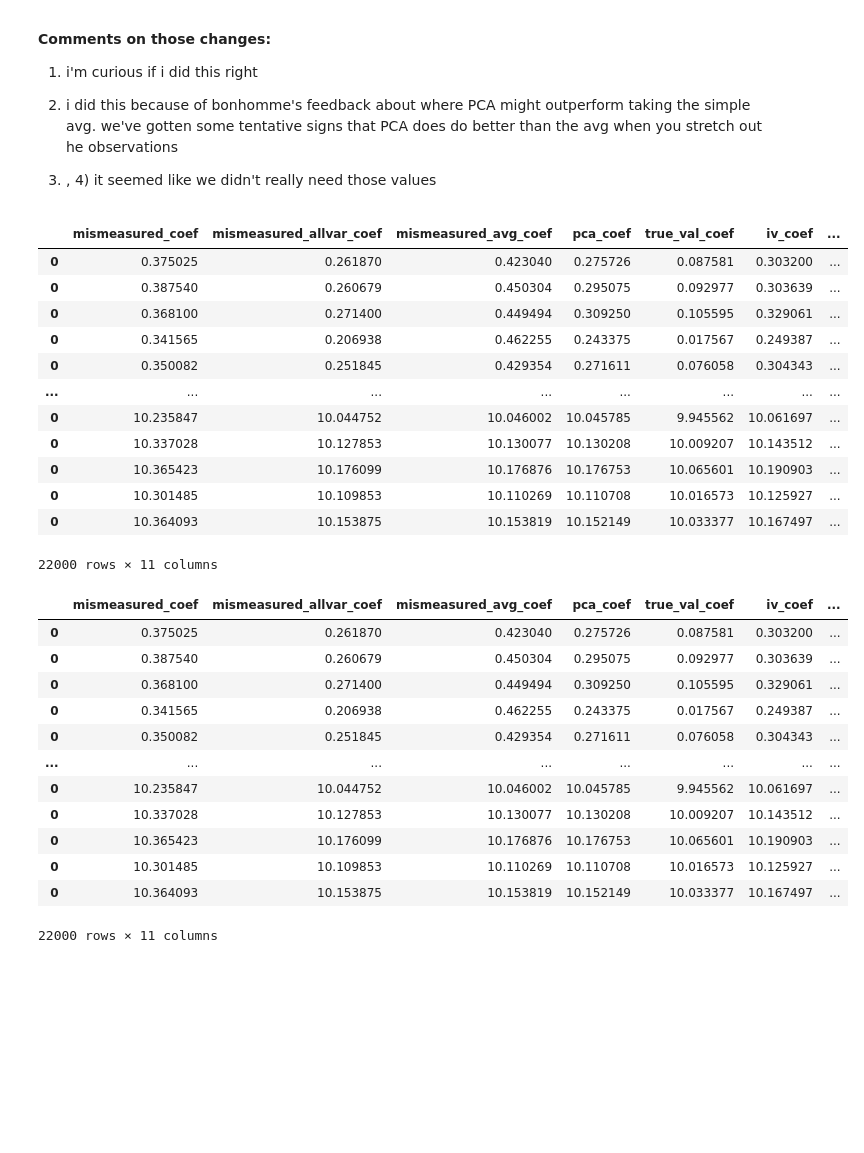
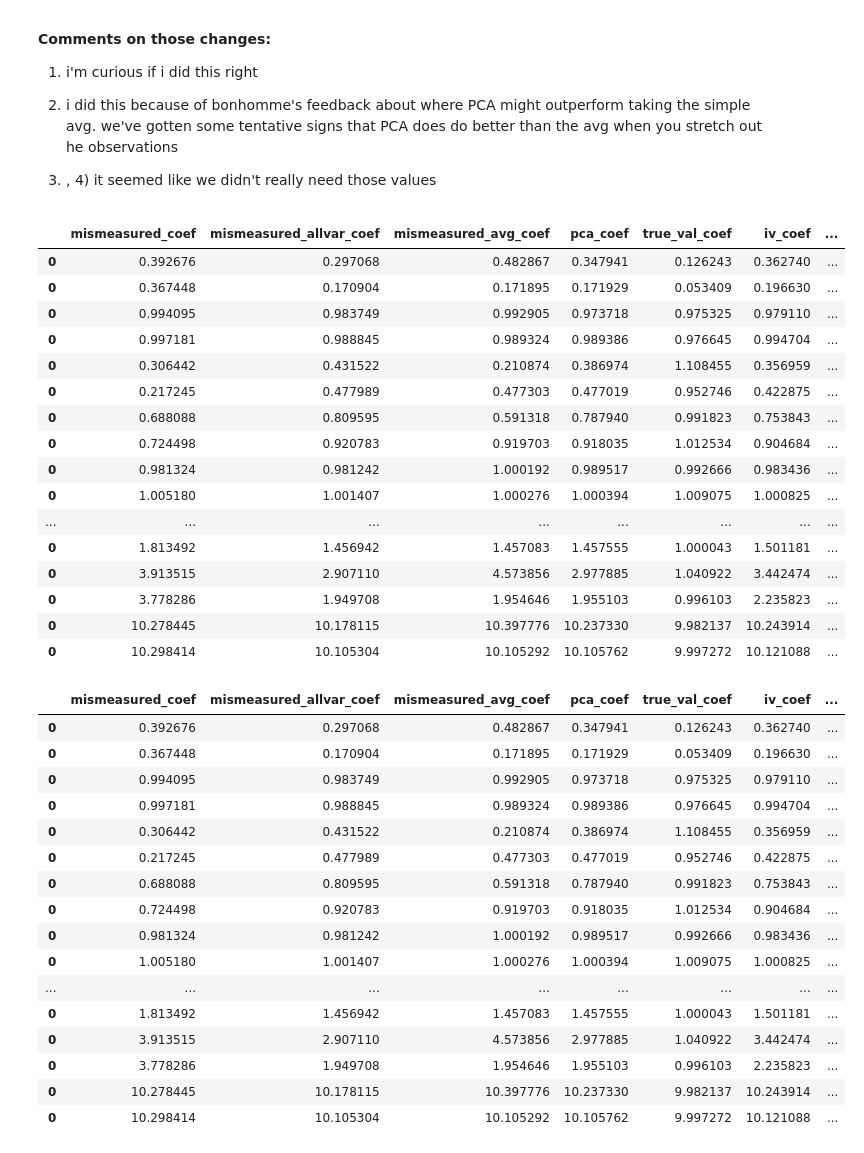
Before and after one commit to ijyliu/ECMA-31330-Project, a Jupyter notebook: Source/Simulations/PCA on Covariates 20210526.ipynb, the cells around one changed output. Saved outputs shown, nothing was run; the diff lists cells and outputs as text; code cells hidden in the pictures; blank space fills up the shorter version.

```diff
--- a/Source/Simulations/PCA on Covariates 20210526.ipynb
+++ b/Source/Simulations/PCA on Covariates 20210526.ipynb
@@ -70,7 +70,7 @@ for beta1 in [0.1,1,10]:
                     # Run with and without transformations
                     for exp_of_var in ['yes','no']:
                         # 1000 simulations
-                        for k in tqdm(range(1000)):
+                        for k in tqdm(range(1)):
                             # Initialize Lists to store coef values for all five methods and the true coef
                             pca_coef = []
                             mismeasured_coef = []
@@ -161,59 +161,67 @@ for beta1 in [0.1,1,10]:
                             for z in mismeasured_z.columns[2:]:
                                 z_string = z_string + ' + ' + z
                             # Create the predicted value of z1
                             vars_['pred_z1'] = smf.ols("z1 ~ " + z_string, data = mismeasured_z).fit().predict()
                             iv_results = smf.ols("y ~ x + pred_z1 -1", data = vars_).fit()
                             iv_coef.append(iv_results.params[0])
 
                             # True Results
                             model_true = sm.OLS(vars_['y'],vars_[['x','true_z']])
                             results_true = model_true.fit()
                             true_val_coef.append(results_true.params[0])
 
                             # Output Findings
                             new_output = pd.DataFrame()
                             new_output['mismeasured_coef'] = mismeasured_coef
                             new_output['mismeasured_allvar_coef'] = mismeasured_allvar_coef
                             new_output['mismeasured_avg_coef'] = mismeasured_avg_coef
                             new_output['pca_coef'] = pca_coef
                             new_output['true_val_coef'] = true_val_coef
                             new_output['iv_coef'] = iv_coef
                             new_output['covariance'] = vars_cov[0][1]
                             new_output['beta1'] = beta1
                             new_output['beta2'] = beta2
                             new_output['p'] = p
                             new_output['exp_of_var'] = exp_of_var
                             output = output.append(new_output)
 
 output
 # %% [output]
 |  | mismeasured_coef | mismeasured_allvar_coef | mismeasured_avg_coef | pca_coef | true_val_coef | iv_coef | ... |
-| 0 | 0.375025 | 0.261870 | 0.423040 | 0.275726 | 0.087581 | 0.303200 | ... |
-| 0 | 0.387540 | 0.260679 | 0.450304 | 0.295075 | 0.092977 | 0.303639 | ... |
-| 0 | 0.368100 | 0.271400 | 0.449494 | 0.309250 | 0.105595 | 0.329061 | ... |
-| 0 | 0.341565 | 0.206938 | 0.462255 | 0.243375 | 0.017567 | 0.249387 | ... |
-| 0 | 0.350082 | 0.251845 | 0.429354 | 0.271611 | 0.076058 | 0.304343 | ... |
+| 0 | 0.392676 | 0.297068 | 0.482867 | 0.347941 | 0.126243 | 0.362740 | ... |
+| 0 | 0.367448 | 0.170904 | 0.171895 | 0.171929 | 0.053409 | 0.196630 | ... |
+| 0 | 0.994095 | 0.983749 | 0.992905 | 0.973718 | 0.975325 | 0.979110 | ... |
+| 0 | 0.997181 | 0.988845 | 0.989324 | 0.989386 | 0.976645 | 0.994704 | ... |
+| 0 | 0.306442 | 0.431522 | 0.210874 | 0.386974 | 1.108455 | 0.356959 | ... |
+| 0 | 0.217245 | 0.477989 | 0.477303 | 0.477019 | 0.952746 | 0.422875 | ... |
+| 0 | 0.688088 | 0.809595 | 0.591318 | 0.787940 | 0.991823 | 0.753843 | ... |
+| 0 | 0.724498 | 0.920783 | 0.919703 | 0.918035 | 1.012534 | 0.904684 | ... |
+| 0 | 0.981324 | 0.981242 | 1.000192 | 0.989517 | 0.992666 | 0.983436 | ... |
+| 0 | 1.005180 | 1.001407 | 1.000276 | 1.000394 | 1.009075 | 1.000825 | ... |
 | ... | ... | ... | ... | ... | ... | ... | ... |
-| 0 | 10.235847 | 10.044752 | 10.046002 | 10.045785 | 9.945562 | 10.061697 | ... |
-| 0 | 10.337028 | 10.127853 | 10.130077 | 10.130208 | 10.009207 | 10.143512 | ... |
-| 0 | 10.365423 | 10.176099 | 10.176876 | 10.176753 | 10.065601 | 10.190903 | ... |
-| 0 | 10.301485 | 10.109853 | 10.110269 | 10.110708 | 10.016573 | 10.125927 | ... |
-| 0 | 10.364093 | 10.153875 | 10.153819 | 10.152149 | 10.033377 | 10.167497 | ... |
+| 0 | 1.813492 | 1.456942 | 1.457083 | 1.457555 | 1.000043 | 1.501181 | ... |
+| 0 | 3.913515 | 2.907110 | 4.573856 | 2.977885 | 1.040922 | 3.442474 | ... |
+| 0 | 3.778286 | 1.949708 | 1.954646 | 1.955103 | 0.996103 | 2.235823 | ... |
+| 0 | 10.278445 | 10.178115 | 10.397776 | 10.237330 | 9.982137 | 10.243914 | ... |
+| 0 | 10.298414 | 10.105304 | 10.105292 | 10.105762 | 9.997272 | 10.121088 | ... |
-22000 rows × 11 columns
 # %%
 output
 # %% [output]
 |  | mismeasured_coef | mismeasured_allvar_coef | mismeasured_avg_coef | pca_coef | true_val_coef | iv_coef | ... |
-| 0 | 0.375025 | 0.261870 | 0.423040 | 0.275726 | 0.087581 | 0.303200 | ... |
-| 0 | 0.387540 | 0.260679 | 0.450304 | 0.295075 | 0.092977 | 0.303639 | ... |
-| 0 | 0.368100 | 0.271400 | 0.449494 | 0.309250 | 0.105595 | 0.329061 | ... |
-| 0 | 0.341565 | 0.206938 | 0.462255 | 0.243375 | 0.017567 | 0.249387 | ... |
-| 0 | 0.350082 | 0.251845 | 0.429354 | 0.271611 | 0.076058 | 0.304343 | ... |
+| 0 | 0.392676 | 0.297068 | 0.482867 | 0.347941 | 0.126243 | 0.362740 | ... |
+| 0 | 0.367448 | 0.170904 | 0.171895 | 0.171929 | 0.053409 | 0.196630 | ... |
+| 0 | 0.994095 | 0.983749 | 0.992905 | 0.973718 | 0.975325 | 0.979110 | ... |
+| 0 | 0.997181 | 0.988845 | 0.989324 | 0.989386 | 0.976645 | 0.994704 | ... |
+| 0 | 0.306442 | 0.431522 | 0.210874 | 0.386974 | 1.108455 | 0.356959 | ... |
+| 0 | 0.217245 | 0.477989 | 0.477303 | 0.477019 | 0.952746 | 0.422875 | ... |
+| 0 | 0.688088 | 0.809595 | 0.591318 | 0.787940 | 0.991823 | 0.753843 | ... |
+| 0 | 0.724498 | 0.920783 | 0.919703 | 0.918035 | 1.012534 | 0.904684 | ... |
+| 0 | 0.981324 | 0.981242 | 1.000192 | 0.989517 | 0.992666 | 0.983436 | ... |
+| 0 | 1.005180 | 1.001407 | 1.000276 | 1.000394 | 1.009075 | 1.000825 | ... |
 | ... | ... | ... | ... | ... | ... | ... | ... |
-| 0 | 10.235847 | 10.044752 | 10.046002 | 10.045785 | 9.945562 | 10.061697 | ... |
-| 0 | 10.337028 | 10.127853 | 10.130077 | 10.130208 | 10.009207 | 10.143512 | ... |
-| 0 | 10.365423 | 10.176099 | 10.176876 | 10.176753 | 10.065601 | 10.190903 | ... |
-| 0 | 10.301485 | 10.109853 | 10.110269 | 10.110708 | 10.016573 | 10.125927 | ... |
-| 0 | 10.364093 | 10.153875 | 10.153819 | 10.152149 | 10.033377 | 10.167497 | ... |
+| 0 | 1.813492 | 1.456942 | 1.457083 | 1.457555 | 1.000043 | 1.501181 | ... |
+| 0 | 3.913515 | 2.907110 | 4.573856 | 2.977885 | 1.040922 | 3.442474 | ... |
+| 0 | 3.778286 | 1.949708 | 1.954646 | 1.955103 | 0.996103 | 2.235823 | ... |
+| 0 | 10.278445 | 10.178115 | 10.397776 | 10.237330 | 9.982137 | 10.243914 | ... |
+| 0 | 10.298414 | 10.105304 | 10.105292 | 10.105762 | 9.997272 | 10.121088 | ... |
-22000 rows × 11 columns
 # %%
```
Also changed, not shown: parts of 20 cells of this notebook.
